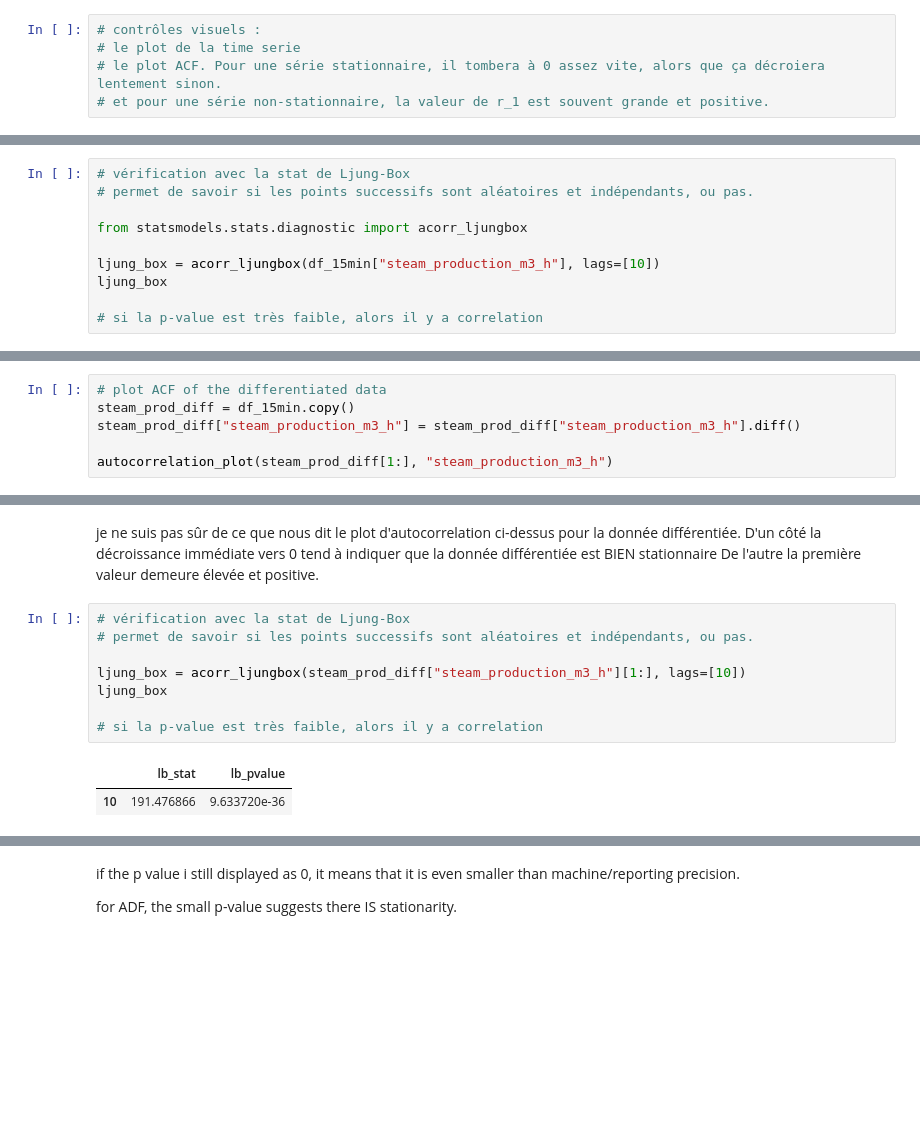
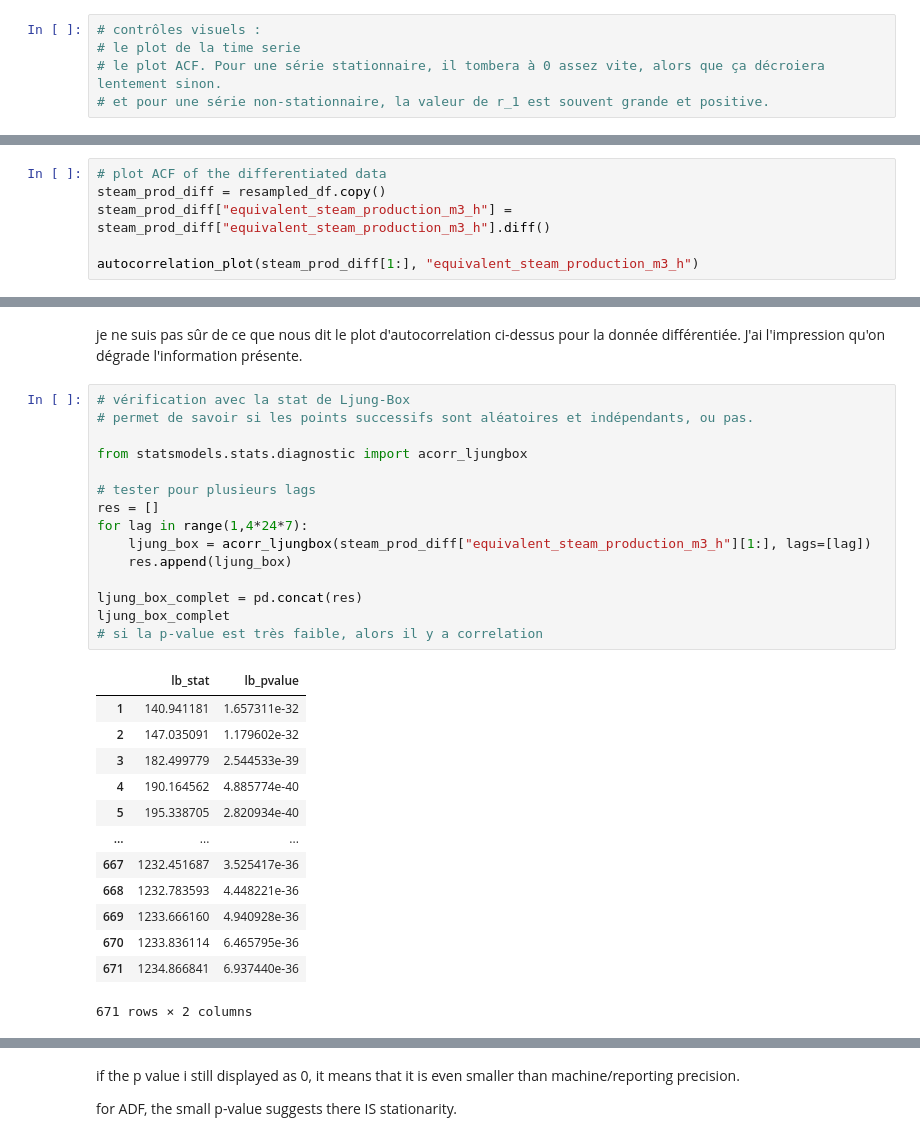
Before and after one commit to danielbinzainol/cascadya, a Jupyter notebook: notebooks/6.0-lam-arima-temp.ipynb, the cells around one changed output, grey strips where cells are left out. Saved outputs shown, nothing was run; the diff lists cells and outputs as text; blank space fills up the shorter version.

```diff
--- a/notebooks/6.0-lam-arima-temp.ipynb
+++ b/notebooks/6.0-lam-arima-temp.ipynb
@@ -174,10 +101,0 @@ le plot d'autocorrelation ci-dessus pour les données initiales tend à indiquer
-# %%
-# vérification avec la stat de Ljung-Box
-# permet de savoir si les points successifs sont aléatoires et indépendants, ou pas.
-
-from statsmodels.stats.diagnostic import acorr_ljungbox
-
-ljung_box = acorr_ljungbox(df_15min["steam_production_m3_h"], lags=[10])
-ljung_box
-
-# si la p-value est très faible, alors il y a correlation
@@ -187,7 +102,7 @@ ljung_box
 # %%
 # plot ACF of the differentiated data
-steam_prod_diff = df_15min.copy()
-steam_prod_diff["steam_production_m3_h"] = steam_prod_diff["steam_production_m3_h"].diff()
+steam_prod_diff = resampled_df.copy()
+steam_prod_diff["equivalent_steam_production_m3_h"] = steam_prod_diff["equivalent_steam_production_m3_h"].diff()
 
-autocorrelation_plot(steam_prod_diff[1:], "steam_production_m3_h")
+autocorrelation_plot(steam_prod_diff[1:], "equivalent_steam_production_m3_h")
 # %% [output]
@@ -196,15 +111,32 @@ autocorrelation_plot(steam_prod_diff[1:], "steam_production_m3_h")
 # %% [markdown]
 je ne suis pas sûr de ce que nous dit le plot d'autocorrelation ci-dessus pour la donnée différentiée.
-D'un côté la décroissance immédiate vers 0 tend à indiquer que la donnée différentiée est BIEN stationnaire
-De l'autre la première valeur demeure élevée et positive.
+J'ai l'impression qu'on dégrade l'information présente.
 # %%
 # vérification avec la stat de Ljung-Box
 # permet de savoir si les points successifs sont aléatoires et indépendants, ou pas.
 
-ljung_box = acorr_ljungbox(steam_prod_diff["steam_production_m3_h"][1:], lags=[10])
-ljung_box
+from statsmodels.stats.diagnostic import acorr_ljungbox
 
+# tester pour plusieurs lags
+res = []
+for lag in range(1,4*24*7):
+    ljung_box = acorr_ljungbox(steam_prod_diff["equivalent_steam_production_m3_h"][1:], lags=[lag])
+    res.append(ljung_box)
+
+ljung_box_complet = pd.concat(res)
+ljung_box_complet
 # si la p-value est très faible, alors il y a correlation
 # %% [output]
 |  | lb_stat | lb_pvalue |
-| 10 | 191.476866 | 9.633720e-36 |
+| 1 | 140.941181 | 1.657311e-32 |
+| 2 | 147.035091 | 1.179602e-32 |
+| 3 | 182.499779 | 2.544533e-39 |
+| 4 | 190.164562 | 4.885774e-40 |
+| 5 | 195.338705 | 2.820934e-40 |
+| ... | ... | ... |
+| 667 | 1232.451687 | 3.525417e-36 |
+| 668 | 1232.783593 | 4.448221e-36 |
+| 669 | 1233.666160 | 4.940928e-36 |
+| 670 | 1233.836114 | 6.465795e-36 |
+| 671 | 1234.866841 | 6.937440e-36 |
+671 rows × 2 columns
```
Also changed, not shown: parts of 69 cells of this notebook.
